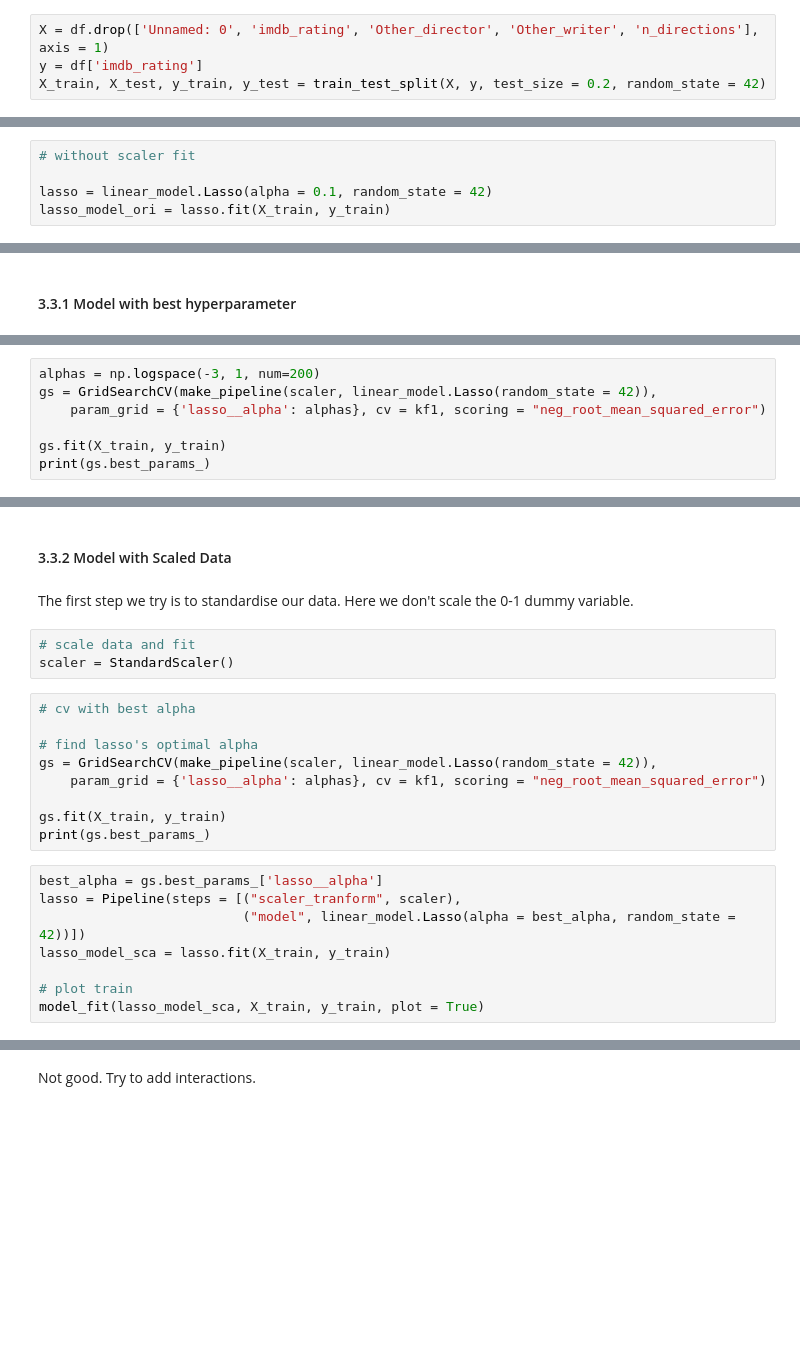
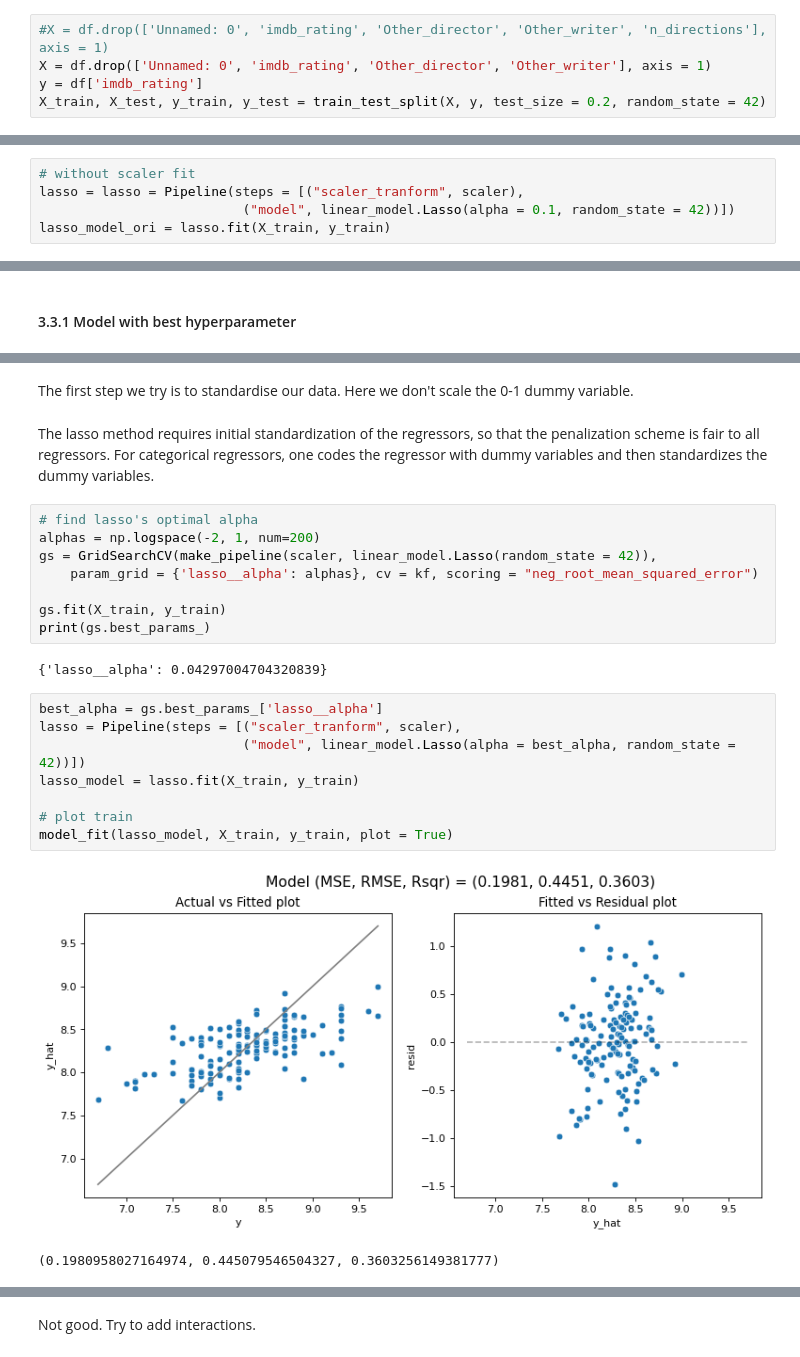
Before and after one commit to Mengyao41/ML_proj1, a Jupyter notebook: project1.ipynb, the cells around one changed output, grey strips where cells are left out. Cells and saved outputs as stored; diff of their text form; blank space fills up the shorter version.

Commit message:
model code complt

```diff
--- a/project1.ipynb
+++ b/project1.ipynb
@@ -513,7 +515,8 @@ We tried linear regression, regression trees, Lasso regression, Ridge regression
 # %% [markdown]
 With Lasso regression, we first split our data into training set and test set. The size of the test set is 20% of all data.
 # %%
-X = df.drop(['Unnamed: 0', 'imdb_rating', 'Other_director', 'Other_writer', 'n_directions'], axis = 1)
+#X = df.drop(['Unnamed: 0', 'imdb_rating', 'Other_director', 'Other_writer', 'n_directions'], axis = 1)
+X = df.drop(['Unnamed: 0', 'imdb_rating', 'Other_director', 'Other_writer'], axis = 1)
 y = df['imdb_rating']
 X_train, X_test, y_train, y_test = train_test_split(X, y, test_size = 0.2, random_state = 42)
 # %% [markdown]
@@ -521,7 +527,7 @@ Then we use lasso regression with hyperparameter $\alpha = 0.1$ to fit our train
 # %%
 # without scaler fit
-
-lasso = linear_model.Lasso(alpha = 0.1, random_state = 42)
+lasso = lasso = Pipeline(steps = [("scaler_tranform", scaler),
+                          ("model", linear_model.Lasso(alpha = 0.1, random_state = 42))])
 lasso_model_ori = lasso.fit(X_train, y_train)
 # %%
 # plot train
@@ -540,7 +554,0 @@ tidy_scores(scores_ori)
-# %%
-alphas = np.logspace(-3, 1, num=200)
-gs = GridSearchCV(make_pipeline(scaler, linear_model.Lasso(random_state = 42)),
-    param_grid = {'lasso__alpha': alphas}, cv = kf1, scoring = "neg_root_mean_squared_error")
-
-gs.fit(X_train, y_train)
-print(gs.best_params_)
@@ -556,26 +555,27 @@ tidy_scores(scores_nrmse)
-# %% [markdown]
-#### 3.3.2 Model with Scaled Data
 # %% [markdown]
 The first step we try is to standardise our data. Here we don't scale the 0-1 dummy variable.
-# %%
-# scale data and fit
-scaler = StandardScaler()
+# %% [markdown]
+The lasso method requires initial standardization of the regressors, so that the penalization scheme is fair to all regressors. For categorical regressors, one codes the regressor with dummy variables and then standardizes the dummy variables.
 # %%
-# cv with best alpha
-
 # find lasso's optimal alpha
+alphas = np.logspace(-2, 1, num=200)
 gs = GridSearchCV(make_pipeline(scaler, linear_model.Lasso(random_state = 42)),
-    param_grid = {'lasso__alpha': alphas}, cv = kf1, scoring = "neg_root_mean_squared_error")
+    param_grid = {'lasso__alpha': alphas}, cv = kf, scoring = "neg_root_mean_squared_error")
 
 gs.fit(X_train, y_train)
 print(gs.best_params_)
+# %% [output]
+{'lasso__alpha': 0.04297004704320839}
 # %%
 best_alpha = gs.best_params_['lasso__alpha']
 lasso = Pipeline(steps = [("scaler_tranform", scaler),
                           ("model", linear_model.Lasso(alpha = best_alpha, random_state = 42))])
-lasso_model_sca = lasso.fit(X_train, y_train)
+lasso_model = lasso.fit(X_train, y_train)
 
 # plot train
-model_fit(lasso_model_sca, X_train, y_train, plot = True)
+model_fit(lasso_model, X_train, y_train, plot = True)
+# %% [output]
+[figure, added]
+(0.1980958027164974, 0.445079546504327, 0.3603256149381777)
 # %%
 # cv
```
Also changed, not shown: parts of 36 cells of this notebook, 1 other file.
